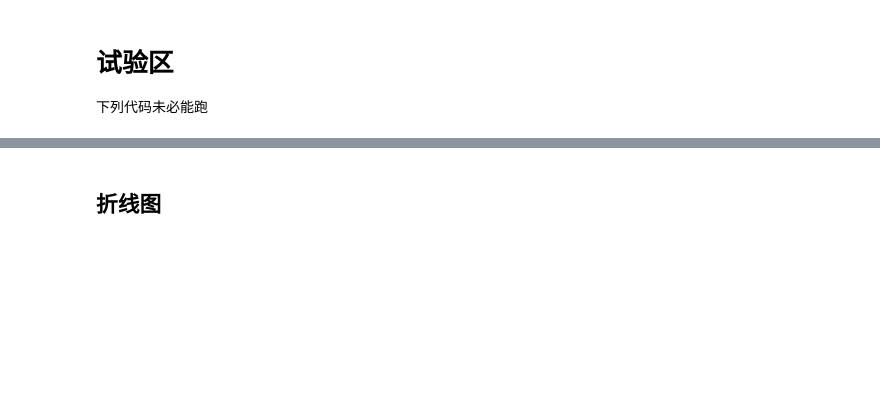
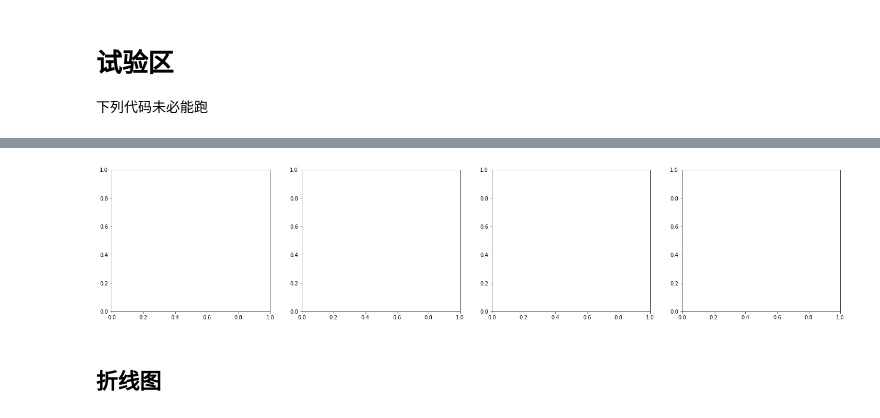
Before and after one commit to XMK233/ML_Tryout, a Jupyter notebook: 1-常用模型评价指标.ipynb, the cells around one changed output, grey strips where cells are left out. Drawn from its saved outputs; the diff is of its cells as text; code cells hidden in the pictures; blank space fills up the shorter version.

```diff
--- a/1-常用模型评价指标.ipynb
+++ b/1-常用模型评价指标.ipynb
@@ -1469,3 +1563,7 @@ def draw_heatmap_conversionRate(prop_rst_, title = "Title 1"):
+# %%
+f, axes = plt.subplots(1, 4, figsize=(25, 5))
+# %% [output]
+[figure, added]
 # %% [markdown]
 ## 折线图
 # %%
```
Also changed, not shown: parts of 7 cells of this notebook, 20 other files.
